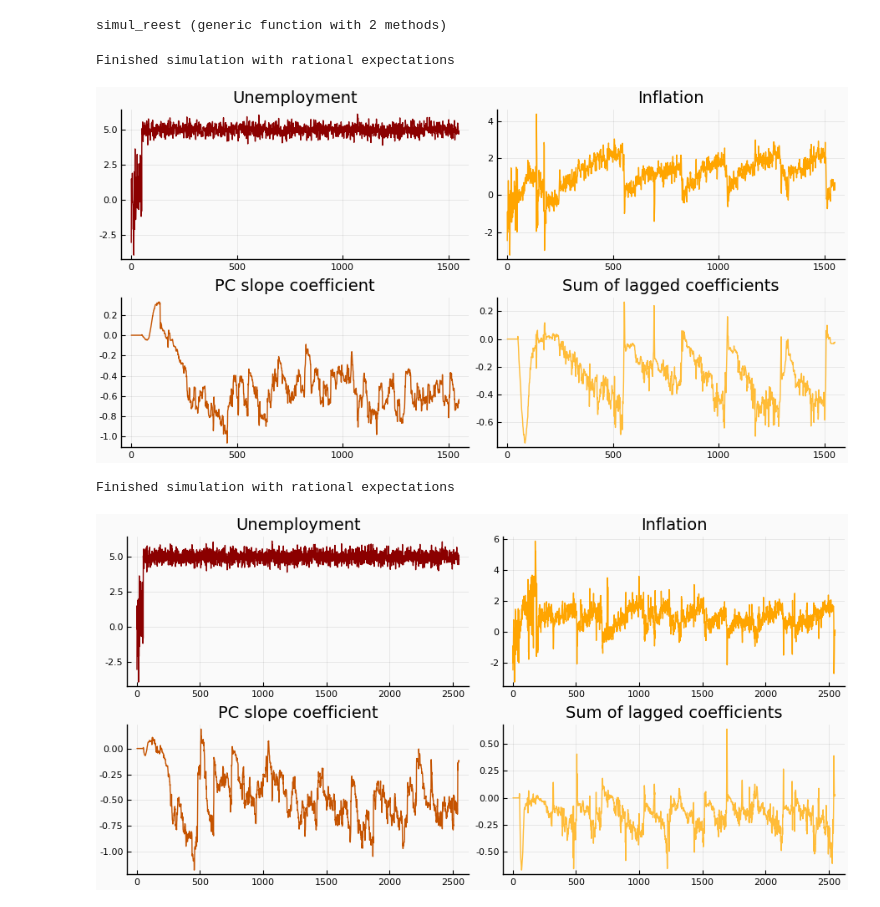
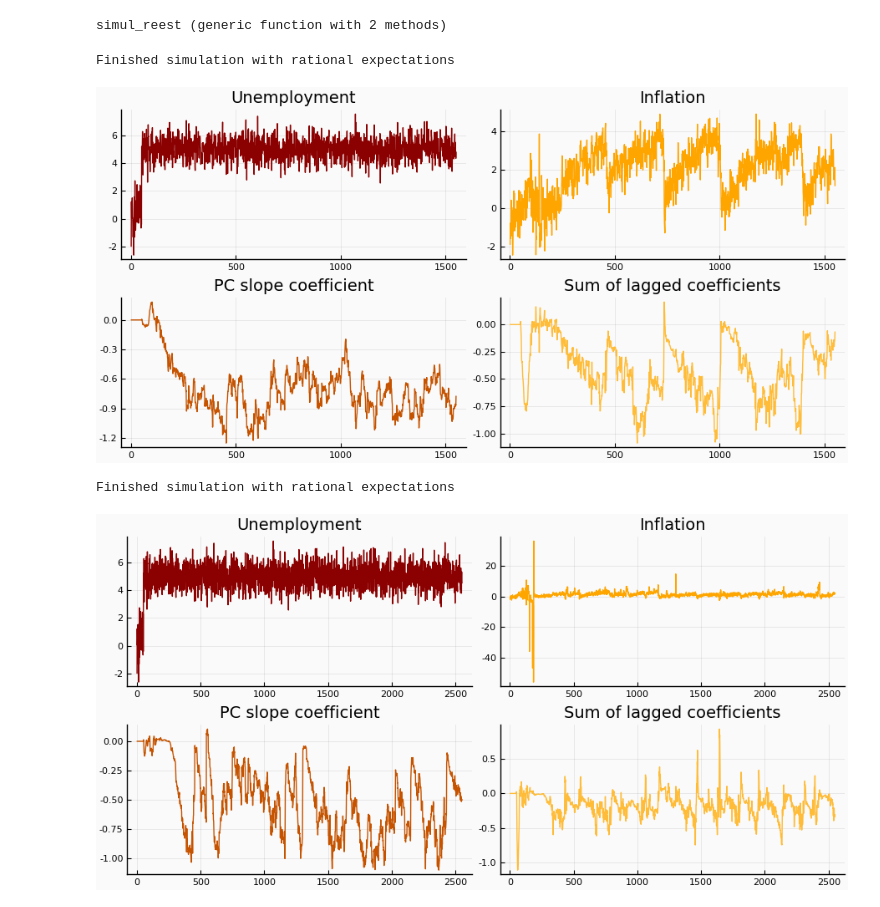
Before and after one commit to fqroldan/Conquest, a Jupyter notebook: Notebook/Conquest.ipynb, the cells around one changed output. Saved outputs shown, nothing was run; the diff lists cells and outputs as text; code cells hidden in the pictures.

```diff
--- a/Notebook/Conquest.ipynb
+++ b/Notebook/Conquest.ipynb
@@ -119,8 +119,8 @@ function ConquestEconomy(;
   θ = 1.0,
   g = 0.05,
   λ = 0.5,  # λ is the weight on past observations for simple adaptive scheme
-  σe = 0.05,
-  σc = 0.05,
+  σe = 0.5,
+  σc = 0.5,
   Ustar = 5.0,
   classic = true,
   private_expectations = "rational",
@@ -272,8 +272,8 @@ function make_LQ(plm::PLM, δ, σc, σe)
 
   # Shocks: unemployment is affected directly by the cost-push shock and indirectly by the inflation control shock (κ-to-1), inflation affected directly by the control shock
   C = zeros(k,2)
-  C[1,:] = [σe κ*σc]
-  C[plm.Mu+1, 2] = σc
+  C[1,:] = [sqrt(σe) κ*sqrt(σc)]
+  C[plm.Mu+1, 2] = sqrt(σc)
 
   # Set up objective function
   # r = x'Rx + u'Qu + 2 u'Nx
@@ -456,7 +456,7 @@ function simul_reest(ce::ConquestEconomy, T=50; OLS::Bool=false)
     Xt = xnew
 
     # Gov't chooses its action
-    lq = make_LQ(plm_g, ce.δ, ce.σc, ce.σe))
+    lq = make_LQ(plm_g, ce.δ, ce.σc, ce.σe)
     solve_Phelps!(lq)
 
     # Private sector sets expectations
@@ -519,13 +519,13 @@ ce = ConquestEconomy(); set_exp!(ce, 1)
 simul_reest(ce, 1500)
 # %% [output]
 Finished simulation with rational expectations
-[figure, old version]
+[figure, new version]
 # %%
-ce = ConquestEconomy(Mu=4,My=3) # With more lags in the government's specification, similar dynamics emerge but the pattern becomes more complicated
+ce = ConquestEconomy(Mu=5,My=7) # With more lags in the government's specification, similar dynamics emerge but the pattern becomes more complicated
 simul_reest(ce, 2500)
 # %% [output]
 Finished simulation with rational expectations
-[figure, old version]
+[figure, new version]
 # %%
 ce = ConquestEconomy(); set_exp!(ce, 2)
 simul_reest(ce, 2500)
```
Also changed, not shown: parts of 3 cells of this notebook.
